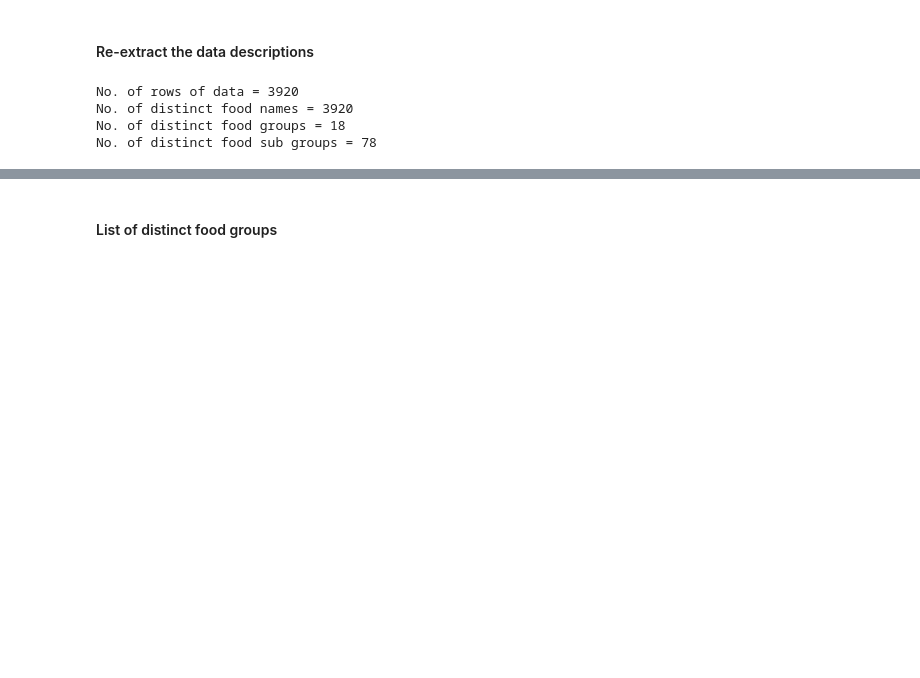
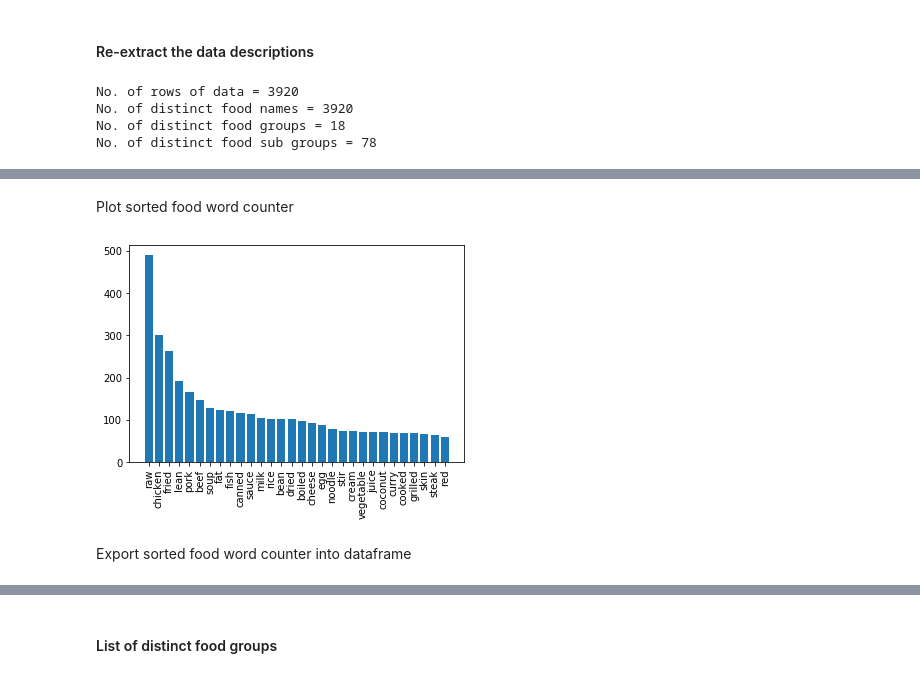
Before and after one commit to ISS-IS02PT/IRS-PM-ISY5001-2020-01-18-GROUP5-A.I.-Food-Recommender, a Jupyter notebook: SystemCode/Integrations/foodrec_proj/foodrec/Dataset/Food_Data_EDA.ipynb, the cells around one changed output, grey strips where cells are left out. Saved outputs shown, nothing was run; the diff lists cells and outputs as text; code cells hidden in the pictures; blank space fills up the shorter version.

```diff
--- a/SystemCode/Integrations/foodrec_proj/foodrec/Dataset/Food_Data_EDA.ipynb
+++ b/SystemCode/Integrations/foodrec_proj/foodrec/Dataset/Food_Data_EDA.ipynb
@@ -259,0 +353,11 @@ No. of distinct food sub groups = 78
+# %% [markdown]
+Plot sorted food word counter
+# %%
+import matplotlib.pyplot as plt
+plt.bar(list(foodword_Counter.keys())[:30], list(foodword_Counter.values())[:30])
+plt.xticks(rotation=90)
+plt.show()
+# %% [output]
+[figure, added]
+# %% [markdown]
+Export sorted food word counter into dataframe
```
Also changed, not shown: parts of 34 cells of this notebook, 1 other file.
